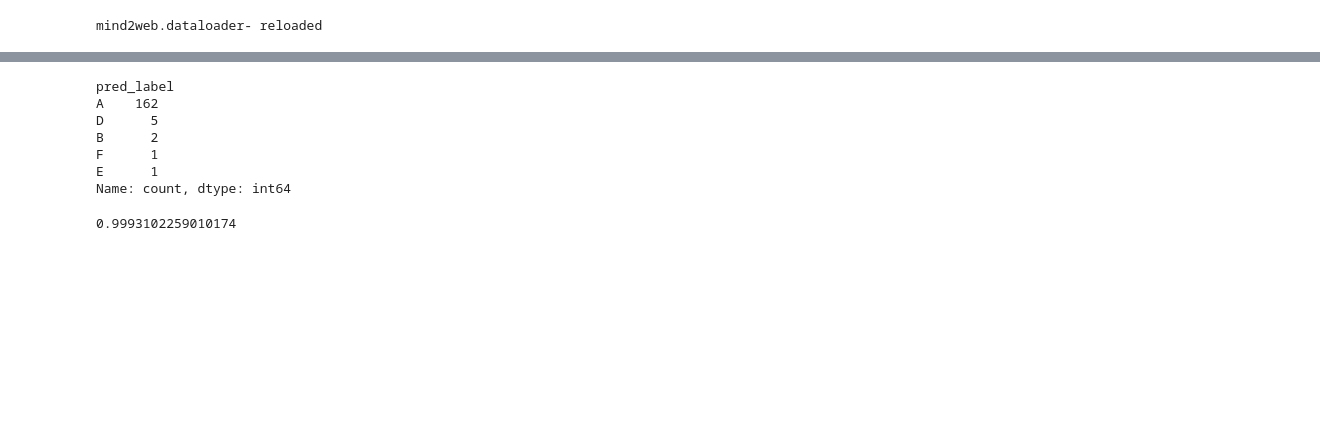
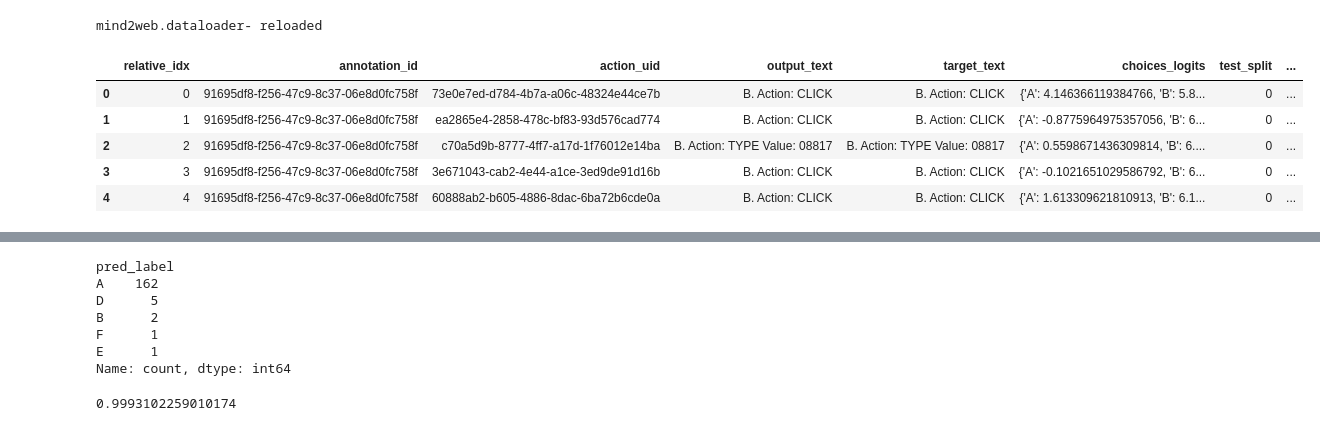
Before and after one commit to amitxy/Robots-That-Ask-For-Help-Over-The-Horizon, a Jupyter notebook: research.ipynb, the cells around one changed output, grey strips where cells are left out. Saved outputs shown, nothing was run; the diff lists cells and outputs as text; code cells hidden in the pictures; blank space fills up the shorter version.

Commit message:
added simulation testing for different values

```diff
--- a/research.ipynb
+++ b/research.ipynb
@@ -70,12 +69,18 @@ for split, ds in ds_dict.items():
 # %% [output]
 mind2web.dataloader- reloaded
 # %%
-# cal_df = utils.llm.run_evaluation(cal_dict, model, tokenizer)
-# cal_df.to_pickle("cal_results.pkl")
-cal_df = pd.read_pickle("cal_results.pkl")
-test_df = pd.read_pickle("test_results.pkl")
-# cal_df.head()
+data_df = pd.read_pickle("data_set_all.pkl")
+cal_df = pd.read_pickle("cal_df_rnd.pkl")
+cal_df = utils.helpers.add_eval_columns(cal_df)
+data_df = utils.helpers.add_eval_columns(data_df)
 
-cal_df['correct'] = cal_df['pred_label'] == cal_df['label']
-# probability of the true label
-cal_df['true_prob'] = cal_df.apply(lambda row: row['choices_probs'][row['label']] if row['label'] in row['choices_probs'] else 0, axis=1)
+cal_action_ids = cal_df['action_uid'].unique()
+test_df = data_df[~data_df['action_uid'].isin(cal_action_ids)].reset_index(drop=True)
+test_df.head()
+# %% [output]
+|  | relative_idx | annotation_id | action_uid | output_text | target_text | choices_logits | test_split | ... |
+| 0 | 0 | 91695df8-f256-47c9-8c37-06e8d0fc758f | 73e0e7ed-d784-4b7a-a06c-48324e44ce7b | B. Action: CLICK | B. Action: CLICK | {'A': 4.146366119384766, 'B': 5.8... | 0 | ... |
+| 1 | 1 | 91695df8-f256-47c9-8c37-06e8d0fc758f | ea2865e4-2858-478c-bf83-93d576cad774 | B. Action: CLICK | B. Action: CLICK | {'A': -0.8775964975357056, 'B': 6... | 0 | ... |
+| 2 | 2 | 91695df8-f256-47c9-8c37-06e8d0fc758f | c70a5d9b-8777-4ff7-a17d-1f76012e14ba | B. Action: TYPE Value: 08817 | B. Action: TYPE Value: 08817 | {'A': 0.5598671436309814, 'B': 6.... | 0 | ... |
+| 3 | 3 | 91695df8-f256-47c9-8c37-06e8d0fc758f | 3e671043-cab2-4e44-a1ce-3ed9de91d16b | B. Action: CLICK | B. Action: CLICK | {'A': -0.1021651029586792, 'B': 6... | 0 | ... |
+| 4 | 4 | 91695df8-f256-47c9-8c37-06e8d0fc758f | 60888ab2-b605-4886-8dac-6ba72b6cde0a | B. Action: CLICK | B. Action: CLICK | {'A': 1.613309621810913, 'B': 6.1... | 0 | ... |
```
Also changed, not shown: parts of 14 cells of this notebook.
